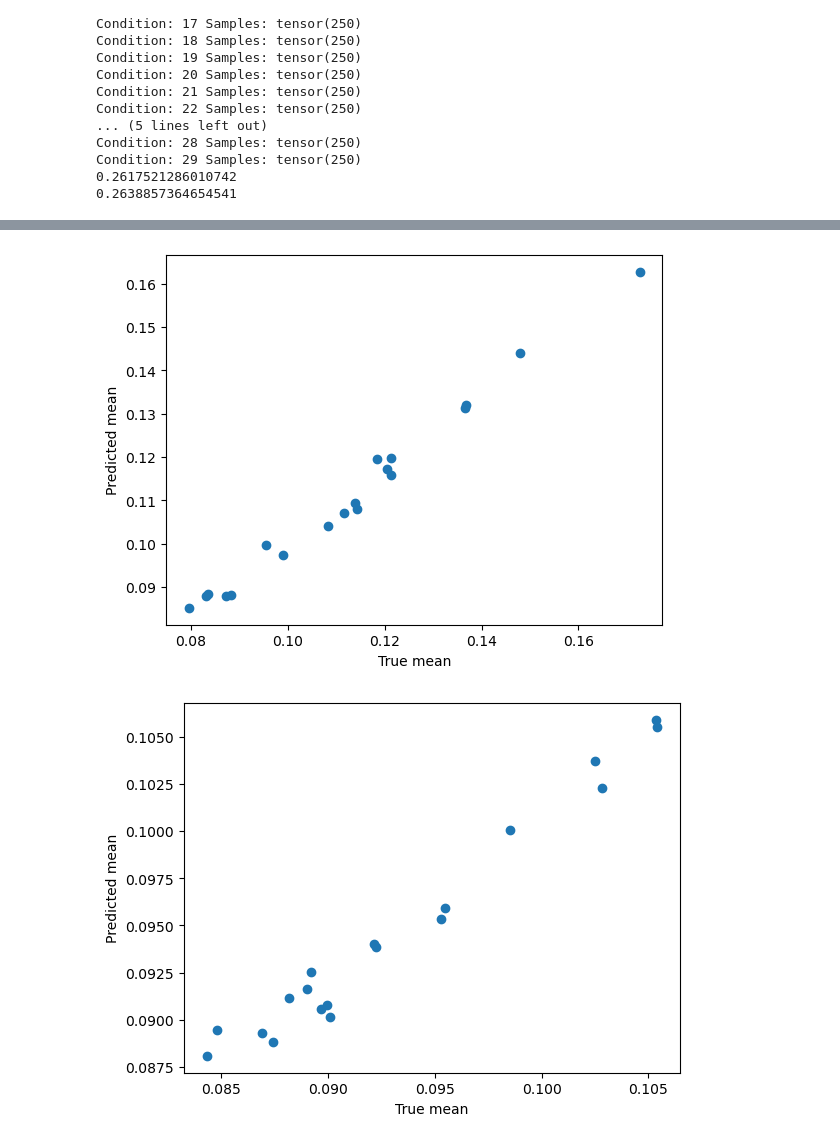
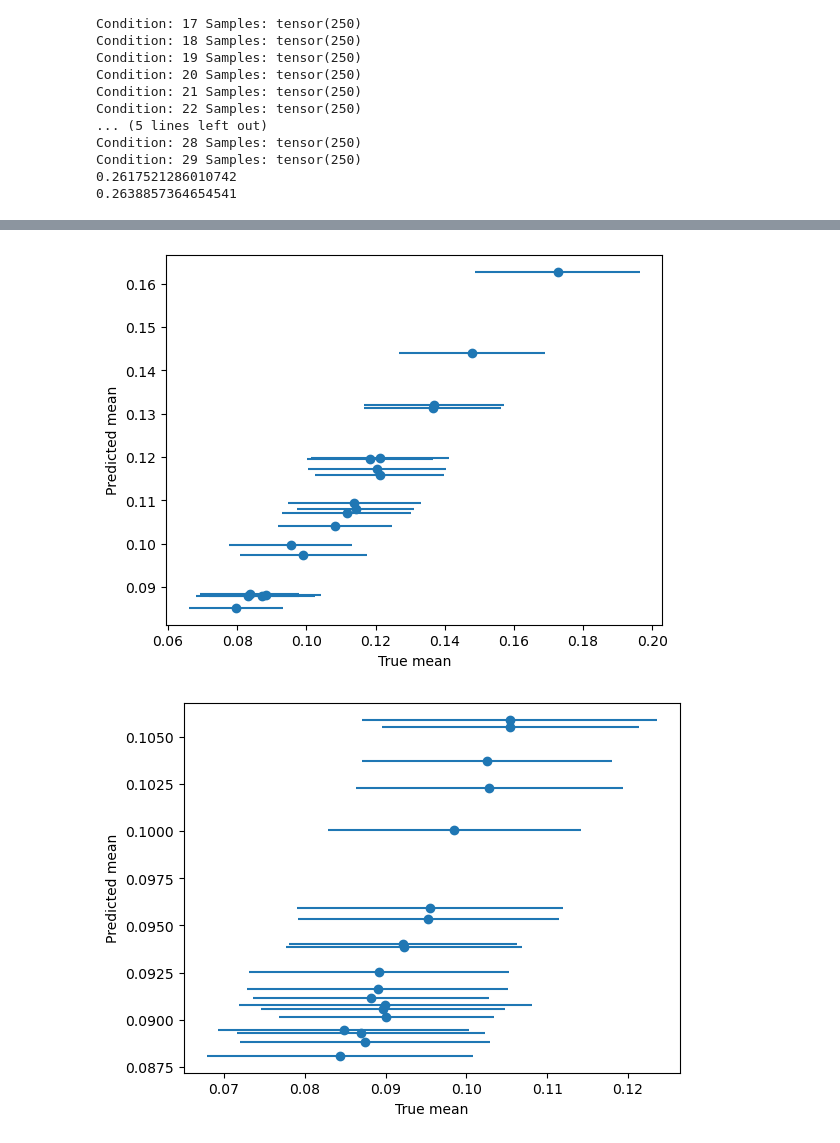
Before and after one commit to PMBio/bicycle, a Jupyter notebook: notebooks/experiments/synthetic/Prediction_and_Evaluation.ipynb, the cells around one changed output, grey strips where cells are left out. Saved outputs shown, nothing was run; the diff lists cells and outputs as text; code cells hidden in the pictures.

```diff
--- a/notebooks/experiments/synthetic/Prediction_and_Evaluation.ipynb
+++ b/notebooks/experiments/synthetic/Prediction_and_Evaluation.ipynb
@@ -285,11 +342,14 @@ test_conditions
 
 test_means = np.zeros( (len(test_conditions),test_percentages.shape[1]) )
 pred_means = np.zeros( (len(test_conditions),pred_percentages.shape[1]) )
+test_stds = np.zeros( (len(test_conditions),test_percentages.shape[1]) )
+pred_stds = np.zeros( (len(test_conditions),pred_percentages.shape[1]) )
 for i, cond in enumerate(test_conditions):
     idx = test_regimes == cond
     print('Condition:', cond.item(), 'Samples:', idx.sum())
     pred_means[i] = pred_percentages[idx].detach().cpu().numpy().mean(axis = 0, keepdims = True)
     test_means[i] = test_percentages[idx].detach().cpu().numpy().mean(axis = 0, keepdims = True)
+    test_stds[i] = test_percentages[idx].detach().cpu().numpy().std(axis = 0, keepdims = True)
 
 print(pred_means.max())
 print(test_means.max())
@@ -317,6 +377,7 @@ import matplotlib.pyplot as plt
 for gene in range(n_genes):
     plt.figure()
     plt.scatter(test_means[:,gene],pred_means[:,gene])
+    plt.errorbar(test_means[:,gene], pred_means[:,gene], xerr=test_stds[:,gene], yerr=None, fmt='none')
     plt.xlabel('True mean')
     plt.ylabel('Predicted mean')
     plt.show()
@@ -327,2 +388,2 @@ for gene in range(n_genes):
-[figure, old version]
+[figure, new version]
-[figure, old version]
+[figure, new version]
```
Also changed, not shown: parts of 5 cells of this notebook, 1 other file.
